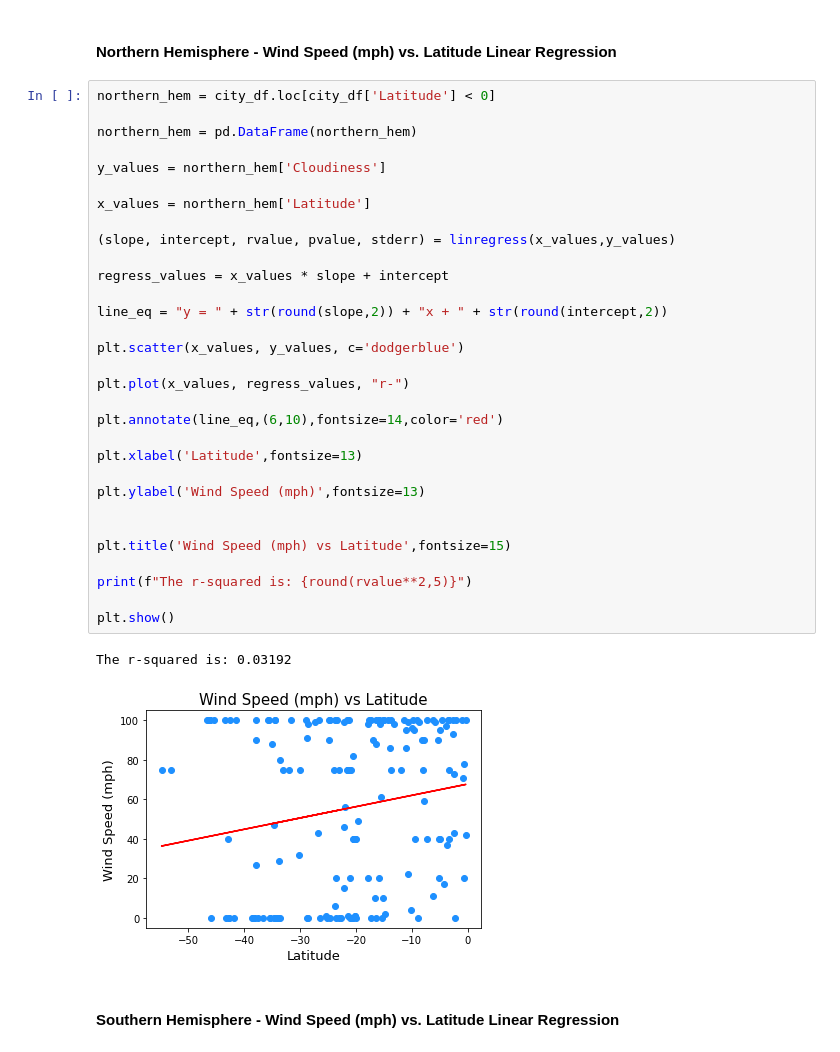
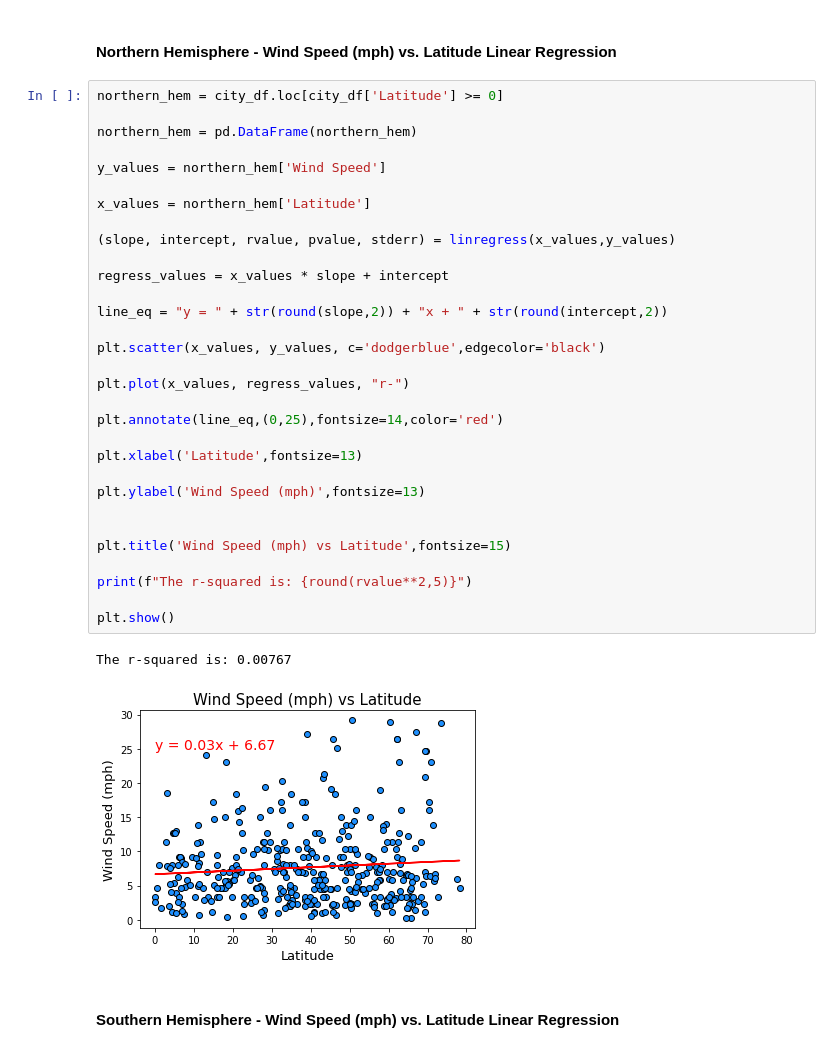
Before and after one commit to sjrojanooo/python-api-challenge, a Jupyter notebook: WeatherPy.ipynb, the cells around one changed output. Drawn from its saved outputs; the diff is of its cells as text.

```diff
--- a/WeatherPy.ipynb
+++ b/WeatherPy.ipynb
@@ -644,39 +644,39 @@ The r-squared is: 0.03192
 # %% [markdown]
 ####  Northern Hemisphere - Wind Speed (mph) vs. Latitude Linear Regression
 # %%
-northern_hem = city_df.loc[city_df['Latitude'] < 0]
+northern_hem = city_df.loc[city_df['Latitude'] >= 0]
 
 northern_hem = pd.DataFrame(northern_hem)
 
-y_values = northern_hem['Cloudiness']
+y_values = northern_hem['Wind Speed']
 
 x_values = northern_hem['Latitude']
 
 (slope, intercept, rvalue, pvalue, stderr) = linregress(x_values,y_values)
 
 regress_values = x_values * slope + intercept
 
 line_eq = "y = " + str(round(slope,2)) + "x + " + str(round(intercept,2))
 
-plt.scatter(x_values, y_values, c='dodgerblue')
+plt.scatter(x_values, y_values, c='dodgerblue',edgecolor='black')
 
 plt.plot(x_values, regress_values, "r-")
 
-plt.annotate(line_eq,(6,10),fontsize=14,color='red')
+plt.annotate(line_eq,(0,25),fontsize=14,color='red')
 
 plt.xlabel('Latitude',fontsize=13)
 
 plt.ylabel('Wind Speed (mph)',fontsize=13)
 
 
 plt.title('Wind Speed (mph) vs Latitude',fontsize=15)
 
 print(f"The r-squared is: {round(rvalue**2,5)}")
 
 plt.show()
 # %% [output]
-The r-squared is: 0.03192
+The r-squared is: 0.00767
-[figure, old version]
+[figure, new version]
 # %% [markdown]
 ####  Southern Hemisphere - Wind Speed (mph) vs. Latitude Linear Regression
 # %%
```
Also changed, not shown: parts of 7 cells of this notebook.
